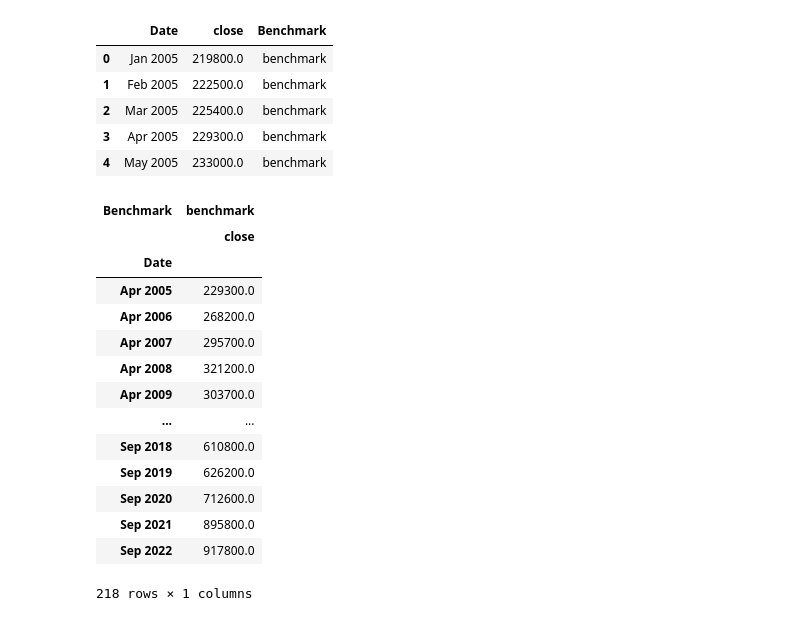
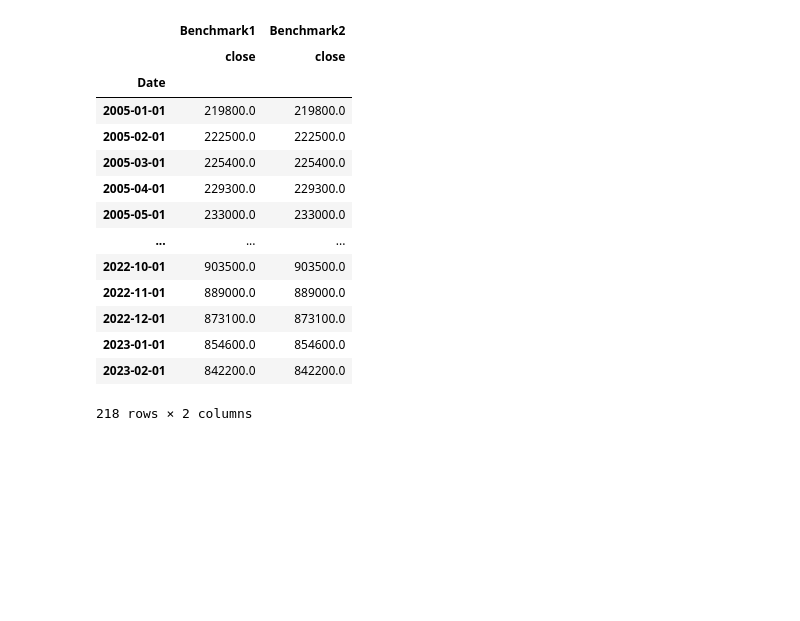
Before and after one commit to JamieMellway/FintechBootcampProject1, a Jupyter notebook: MonteCarlo.ipynb, the cells around one changed output. Saved outputs shown, nothing was run; the diff lists cells and outputs as text; code cells hidden in the pictures; blank space fills up the shorter version.

```diff
--- a/MonteCarlo.ipynb
+++ b/MonteCarlo.ipynb
@@ -10,7 +11,7 @@ warnings.filterwarnings(action='ignore')
 
 %matplotlib inline
 # %%
-ontario_dataset = pd.read_csv(Path("regional data/ONTARIO.csv"))
+ontario_dataset = pd.read_csv(Path("Resources/ONTARIO.csv")).dropna()
 # %%
 ontario_dataset.rename(columns = {'Composite_Benchmark_SA':'close'}, inplace = True)
 # %%
@@ -18,3 +34,5 @@ ontario_dataset = ontario_dataset.drop(columns=["Composite_HPI_SA", "Single_Fami
 # %%
-ontario_dataset.head()
+ontario_dataset = ontario_dataset.set_index("Date")
+ontario_dataset.index = pd.to_datetime(ontario_dataset.index)
+ontario_dataset
 # %% [output]
@@ -27,11 +53,23 @@ ontario_dataset.head()
 # %%
-ontario_dataset['Benchmark']= 'benchmark'
-ontario_dataset.head()
+concat = pd.concat([ontario_dataset, ontario_dataset], axis=1, keys=["Benchmark1", "Benchmark2"]).dropna()
+concat
+#concat.set_index("Date")
+#ontario_dataset['Benchmark']= 'benchmark'
+#ontario_dataset.head()
 # %% [output]
-|  | Date | close | Benchmark |
-| 0 | Jan 2005 | 219800.0 | benchmark |
-| 1 | Feb 2005 | 222500.0 | benchmark |
-| 2 | Mar 2005 | 225400.0 | benchmark |
-| 3 | Apr 2005 | 229300.0 | benchmark |
-| 4 | May 2005 | 233000.0 | benchmark |
+|  | Benchmark1 | Benchmark2 |
+|  | close | close |
+| Date |  |  |
+| 2005-01-01 | 219800.0 | 219800.0 |
+| 2005-02-01 | 222500.0 | 222500.0 |
+| 2005-03-01 | 225400.0 | 225400.0 |
+| 2005-04-01 | 229300.0 | 229300.0 |
+| 2005-05-01 | 233000.0 | 233000.0 |
+| ... | ... | ... |
+| 2022-10-01 | 903500.0 | 903500.0 |
+| 2022-11-01 | 889000.0 | 889000.0 |
+| 2022-12-01 | 873100.0 | 873100.0 |
+| 2023-01-01 | 854600.0 | 854600.0 |
+| 2023-02-01 | 842200.0 | 842200.0 |
+218 rows × 2 columns
 # %%
@@ -39,19 +79,3 @@ ontario_dataset = ontario_dataset.set_index(['Date','Benchmark']).stack().unstac
 # %%
-ontario_dataset
+#ontario_dataset
-# %% [output]
-| Benchmark | benchmark |
-|  | close |
-| Date |  |
-| Apr 2005 | 229300.0 |
-| Apr 2006 | 268200.0 |
-| Apr 2007 | 295700.0 |
-| Apr 2008 | 321200.0 |
-| Apr 2009 | 303700.0 |
-| ... | ... |
-| Sep 2018 | 610800.0 |
-| Sep 2019 | 626200.0 |
-| Sep 2020 | 712600.0 |
-| Sep 2021 | 895800.0 |
-| Sep 2022 | 917800.0 |
-218 rows × 1 columns
 # %%
```
Also changed, not shown: parts of 10 cells of this notebook, 1 other file.
